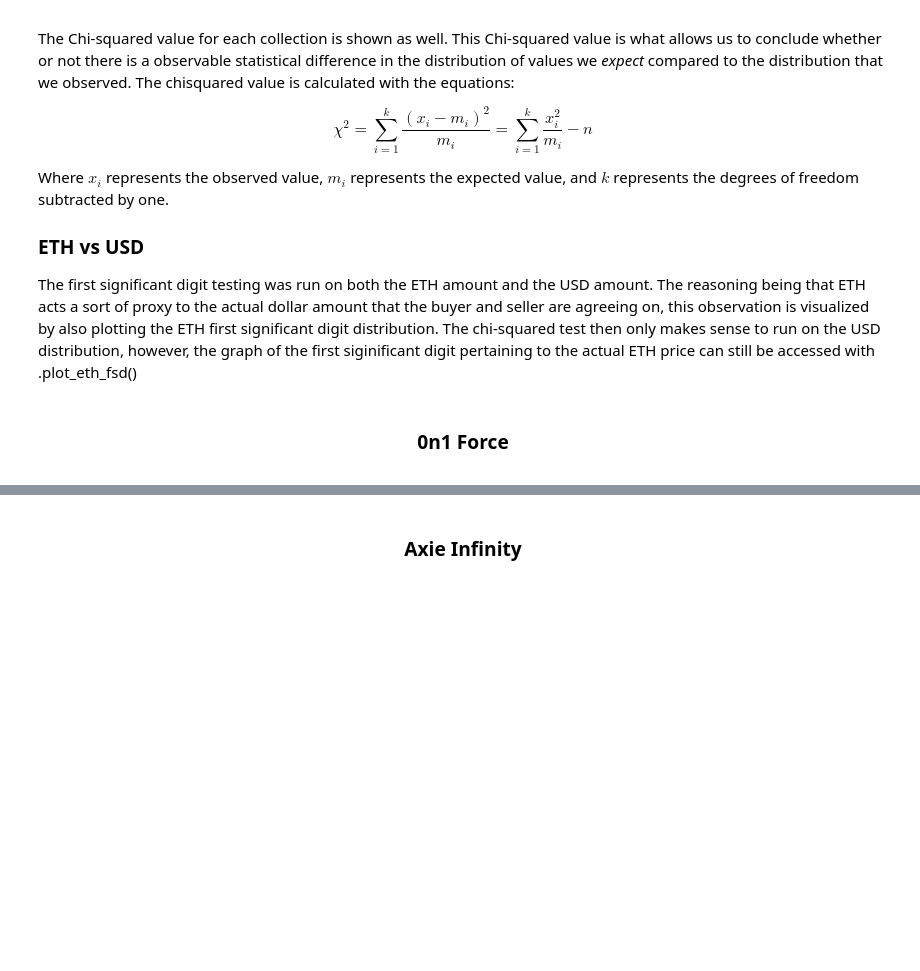
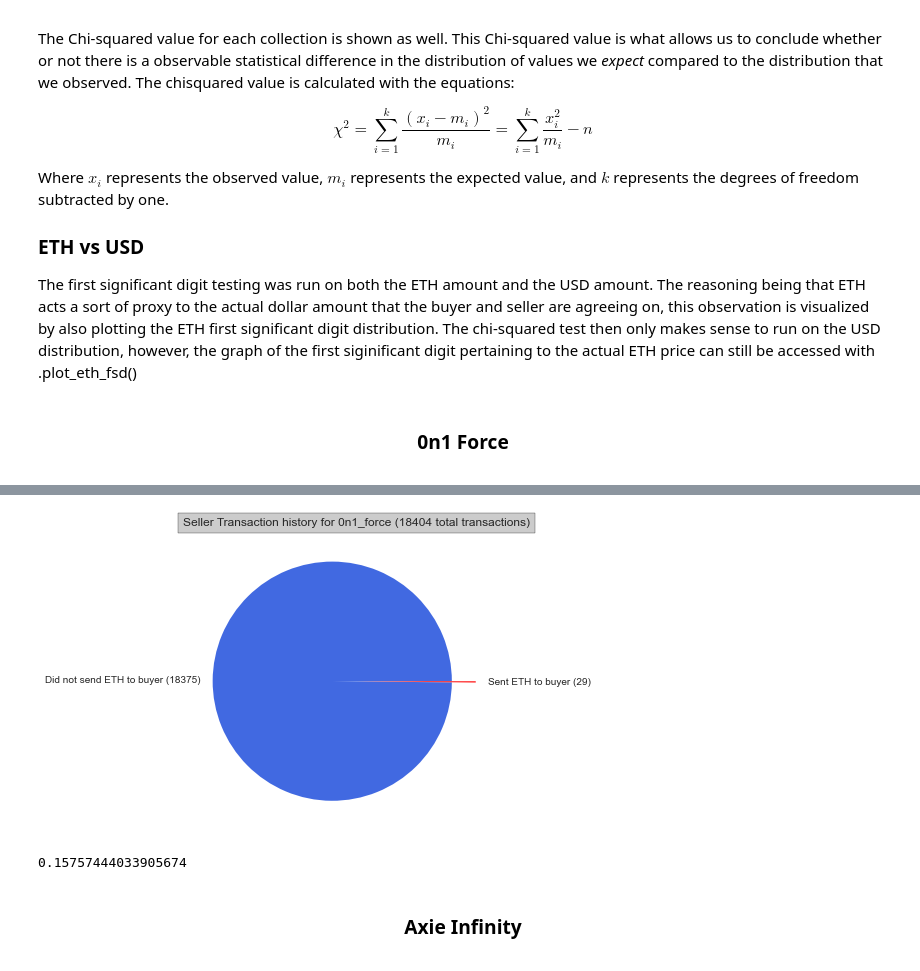
Before and after one commit to Cwolfe13/NFT-Wash-Analysis, a Jupyter notebook: analysis.ipynb, the cells around one changed output, grey strips where cells are left out. Drawn from its saved outputs; the diff is of its cells as text; code cells hidden in the pictures; blank space fills up the shorter version.

Commit message:
Adding pie charts

```diff
--- a/analysis.ipynb
+++ b/analysis.ipynb
@@ -106,3 +110,8 @@ force_0n1.plot_eth_fsd()
+# %%
+force_0n1.buyer_seller_txns(True)
+# %% [output]
+[figure, added]
+0.15757444033905674
 # %% [markdown]
 <center>
 
```
Also changed, not shown: parts of 132 cells of this notebook.
